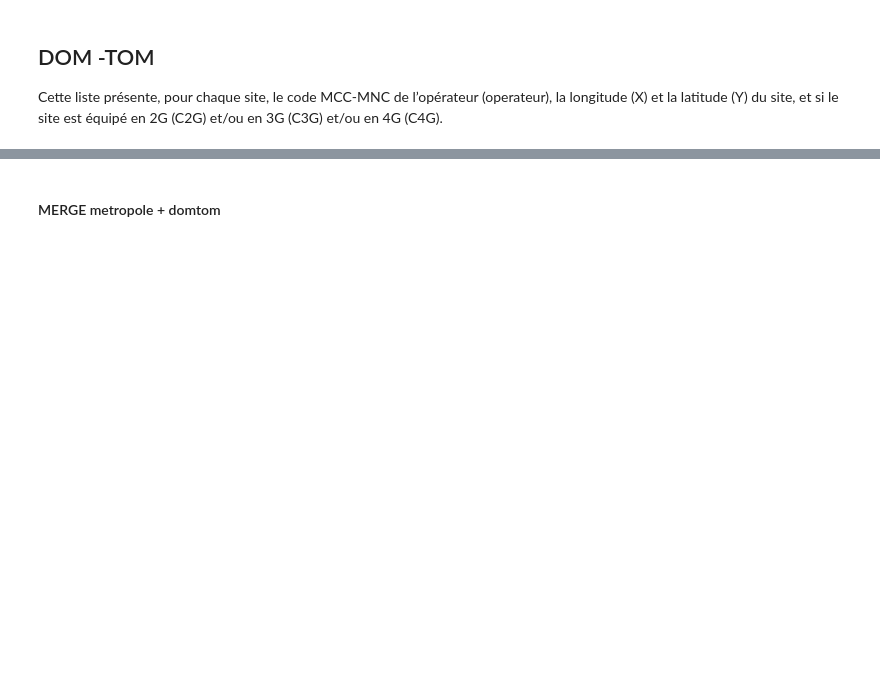
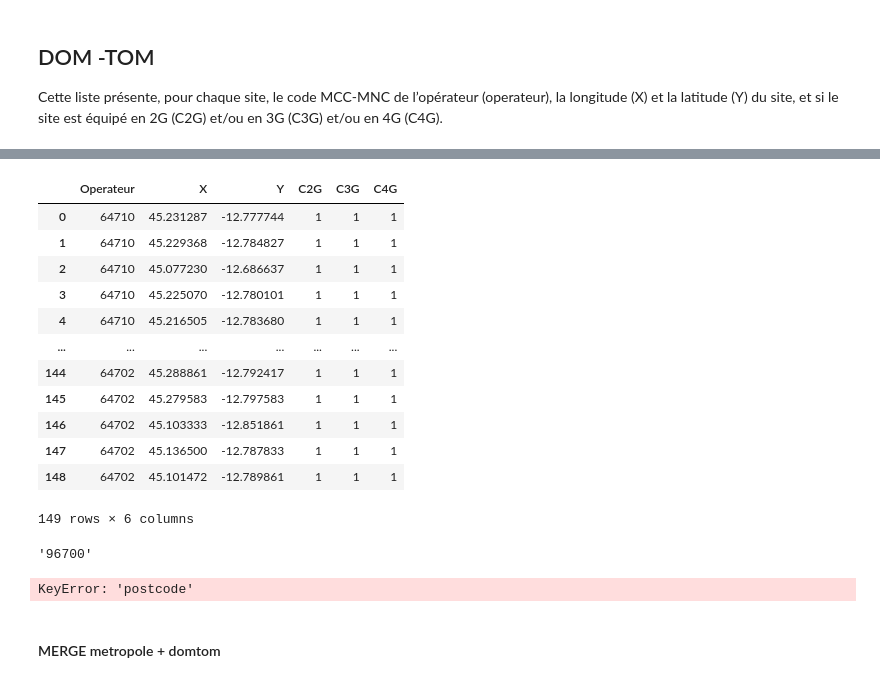
Before and after one commit to dataforgoodfr/batch8_mednum, a Jupyter notebook: notebooks/taux_couverture_mobile.ipynb, the cells around one changed output, grey strips where cells are left out. Drawn from its saved outputs; the diff is of its cells as text; code cells hidden in the pictures; blank space fills up the shorter version.

Commit message:
taux couv DOMTOM ongoing

```diff
--- a/notebooks/taux_couverture_mobile.ipynb
+++ b/notebooks/taux_couverture_mobile.ipynb
@@ -166,0 +185,18 @@ Cette liste présente, pour chaque site, le code MCC-MNC de l’opérateur (oper
+# %%
+# Reunion
+df = pd.read_csv(raw_data/f'{"MAY"}_sites_mobiles_2020_T2.csv', delimiter=';', error_bad_lines=False, low_memory=False)
+df
+# %% [output]
+|  | Operateur | X | Y | C2G | C3G | C4G |
+| 0 | 64710 | 45.231287 | -12.777744 | 1 | 1 | 1 |
+| 1 | 64710 | 45.229368 | -12.784827 | 1 | 1 | 1 |
+| 2 | 64710 | 45.077230 | -12.686637 | 1 | 1 | 1 |
+| 3 | 64710 | 45.225070 | -12.780101 | 1 | 1 | 1 |
+| 4 | 64710 | 45.216505 | -12.783680 | 1 | 1 | 1 |
+| ... | ... | ... | ... | ... | ... | ... |
+| 144 | 64702 | 45.288861 | -12.792417 | 1 | 1 | 1 |
+| 145 | 64702 | 45.279583 | -12.797583 | 1 | 1 | 1 |
+| 146 | 64702 | 45.103333 | -12.851861 | 1 | 1 | 1 |
+| 147 | 64702 | 45.136500 | -12.787833 | 1 | 1 | 1 |
+| 148 | 64702 | 45.101472 | -12.789861 | 1 | 1 | 1 |
+149 rows × 6 columns
@@ -167,3 +205,7 @@ Cette liste présente, pour chaque site, le code MCC-MNC de l’opérateur (oper
+# %%
+zipcodes[0].raw['address']['postcode']
+# %% [output]
+'96700'
 # %%
 import geopy
 
@@ -205,8 +237,13 @@ def get_couverture_mobile(DOMTOM='MAR'):
 # %%
+# TODO: STM ? STB ? DOMTOM ?   +   REU, GUY marche pas niveau API geocode
+#for domtom in 'GUA GUY MAR MAY REU STB STM'.split():
+
 data = pd.DataFrame()
-for domtom in 'GUA GUY MAR MAY REU STB STM'.split():
+for domtom in "MAR ".split():
     temp = get_couverture_mobile(domtom)
-    data = pd.concat([data, temp], axis=1
+    data = pd.concat([data, temp], axis=0)
+# %% [output]
+KeyError: 'postcode'
 # %%
 data.to_csv(f'{interim_data}/taux_couverture_mobile_DOMTOM.csv', index=False)
 # %% [markdown]
```
Also changed, not shown: parts of 5 cells of this notebook.
